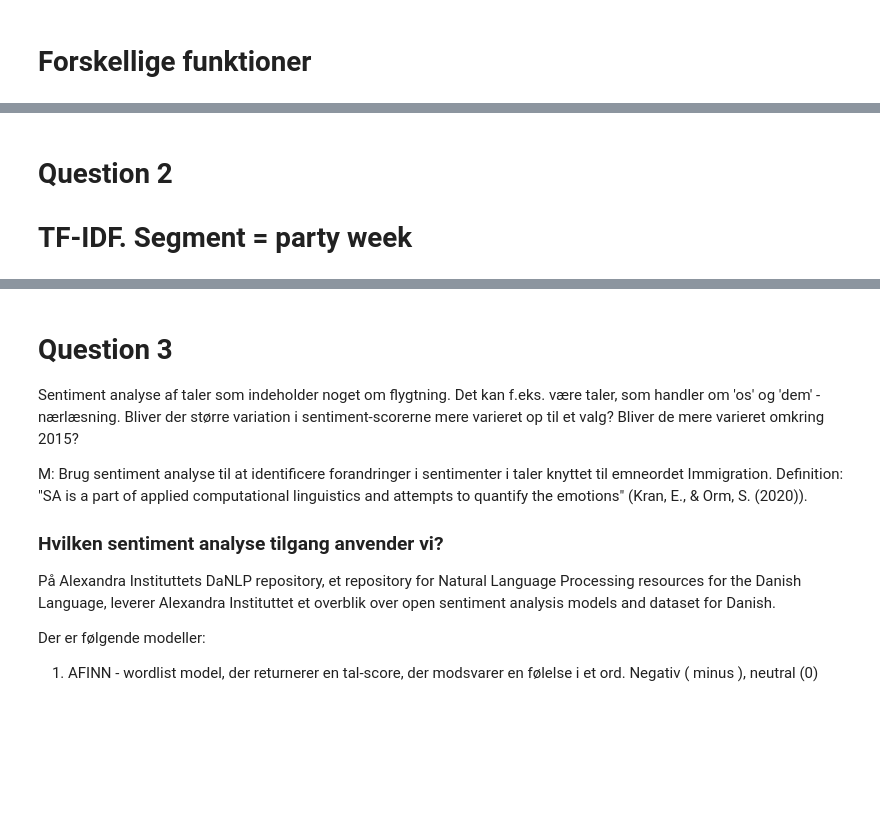
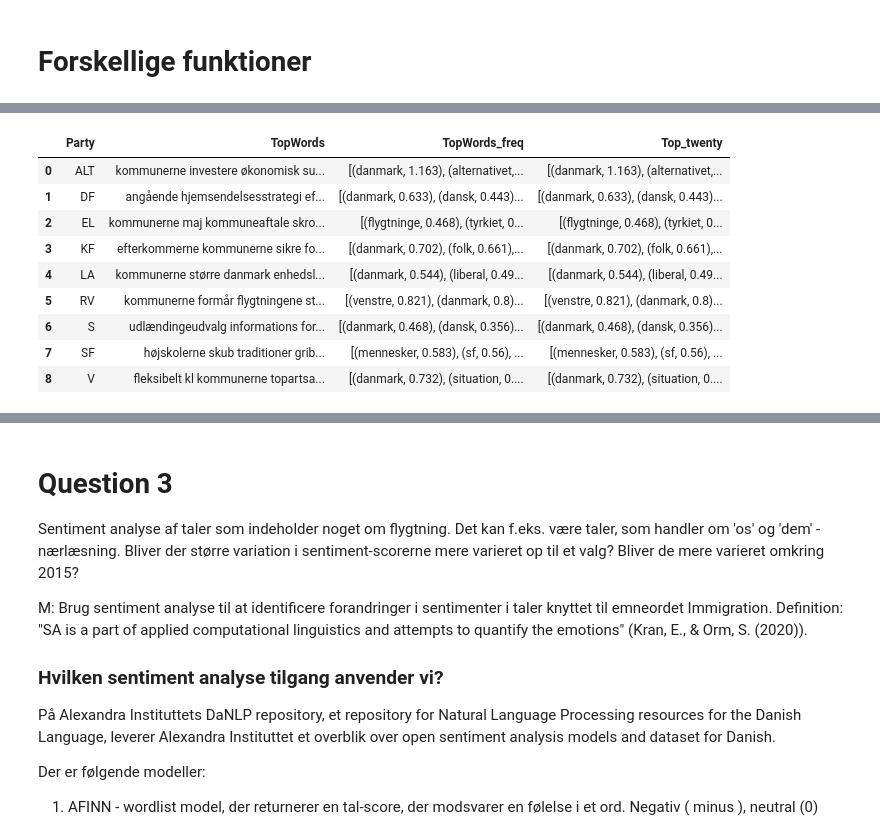
Before and after one commit to lrskjr/digital-data-analysis-itu, a Jupyter notebook: code/Lars/exam project 1.ipynb, the cells around one changed output, grey strips where cells are left out. Saved outputs shown, nothing was run; the diff lists cells and outputs as text; code cells hidden in the pictures; blank space fills up the shorter version.

```diff
--- a/code/Lars/exam project 1.ipynb
+++ b/code/Lars/exam project 1.ipynb
@@ -405,2 +376,26 @@ def count_unique_words(text_string):
+# %%
+# Group by party and join the top words
+df2_party_member_topwords = df2.groupby('Party')['TopWords'].apply(' '.join).reset_index()
+# %%
+import collections
+
+# The function takes a string of extracted keywords and returns the relative frekvens of each keyword
+def count_key_words(text_string):
+    word_list = text_string.split()
+    # Count the occurrences of each word
+    word_counts = collections.Counter(word_list)
+    # Convert Counter object to a dictionary
+    d = dict(word_counts)
+    # sum the values to a total (normalise)
+    d_value_sum = sum(d.values())
+    # get relative values by dividing each word_count with the total sum (normalise)
+    relative_freq = [round(((val / d_value_sum) * 100), 3) for val in d.values()]
+    #relative_freq = [val for val in d.values()]
+    # Build new dictionary of keys and relative freq
+    keys_rel_freq = dict(zip(d.keys(), relative_freq))
+    # Sort dictionary by values
+    sorted_dict = sorted(keys_rel_freq.items(), key=lambda x: x[1], reverse=True)
+    return sorted_dict
 # %%
-df2_party_topwords['TopWords_freq'] = df2_party_topwords['TopWords'].apply( lambda x : count_unique_words(x))
+# Aplly the function on the
+df2_party_member_topwords['TopWords_freq'] = df2_party_member_topwords['TopWords'].apply( lambda x : count_key_words(x))
@@ -418,3 +402,15 @@ alt.Chart(vis_data).mark_bar().encode(
-# %% [markdown]
-# Question 2
-# TF-IDF. Segment = party week
+# %%
+df2_party_member_topwords['Top_twenty'] = df2_party_member_topwords['TopWords_freq'].apply(lambda x: x[0:20])
+# %%
+df2_party_member_topwords
+# %% [output]
+|  | Party | TopWords | TopWords_freq | Top_twenty |
+| 0 | ALT | kommunerne investere økonomisk su... | [(danmark, 1.163), (alternativet,... | [(danmark, 1.163), (alternativet,... |
+| 1 | DF | angående hjemsendelsesstrategi ef... | [(danmark, 0.633), (dansk, 0.443)... | [(danmark, 0.633), (dansk, 0.443)... |
+| 2 | EL | kommunerne maj kommuneaftale skro... | [(flygtninge, 0.468), (tyrkiet, 0... | [(flygtninge, 0.468), (tyrkiet, 0... |
+| 3 | KF | efterkommerne kommunerne sikre fo... | [(danmark, 0.702), (folk, 0.661),... | [(danmark, 0.702), (folk, 0.661),... |
+| 4 | LA | kommunerne større danmark enhedsl... | [(danmark, 0.544), (liberal, 0.49... | [(danmark, 0.544), (liberal, 0.49... |
+| 5 | RV | kommunerne formår flygtningene st... | [(venstre, 0.821), (danmark, 0.8)... | [(venstre, 0.821), (danmark, 0.8)... |
+| 6 | S | udlændingeudvalg informations for... | [(danmark, 0.468), (dansk, 0.356)... | [(danmark, 0.468), (dansk, 0.356)... |
+| 7 | SF | højskolerne skub traditioner grib... | [(mennesker, 0.583), (sf, 0.56), ... | [(mennesker, 0.583), (sf, 0.56), ... |
+| 8 | V | fleksibelt kl kommunerne topartsa... | [(danmark, 0.732), (situation, 0.... | [(danmark, 0.732), (situation, 0.... |
```
Also changed, not shown: parts of 17 cells of this notebook, 5 other files.
